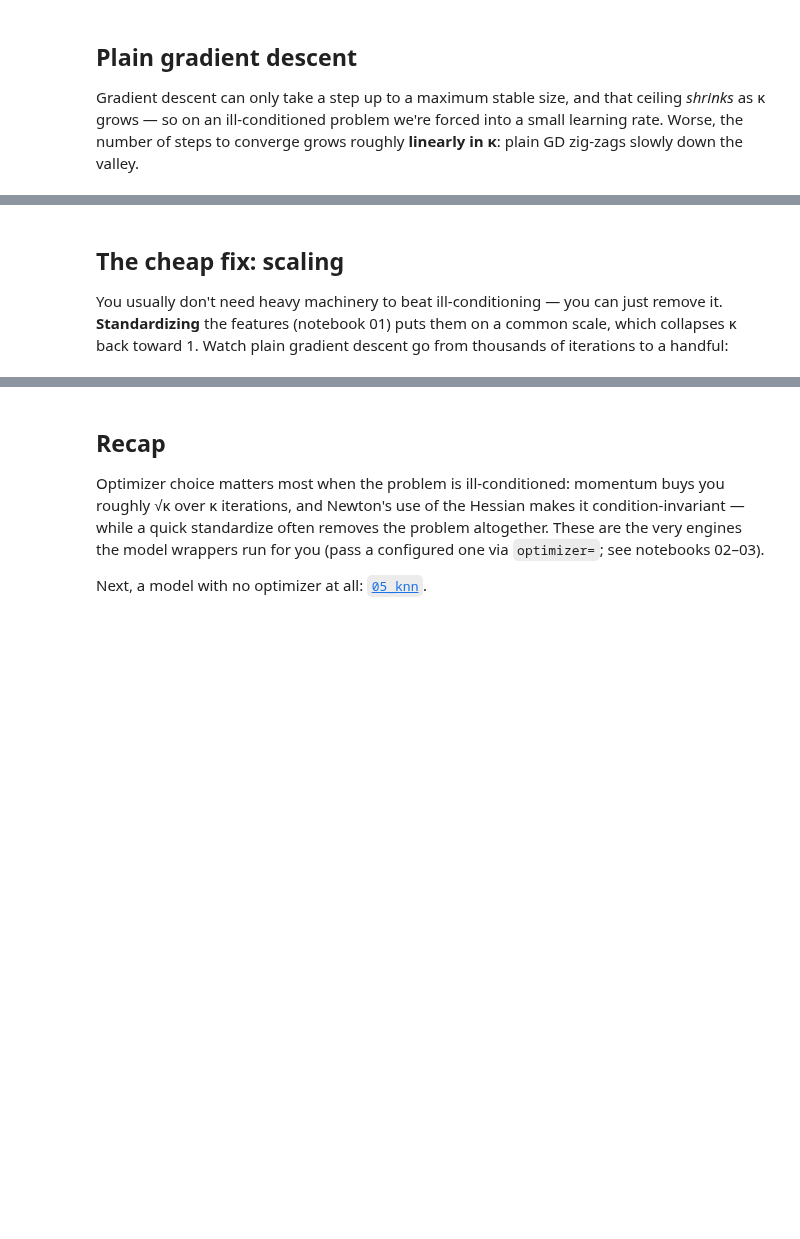
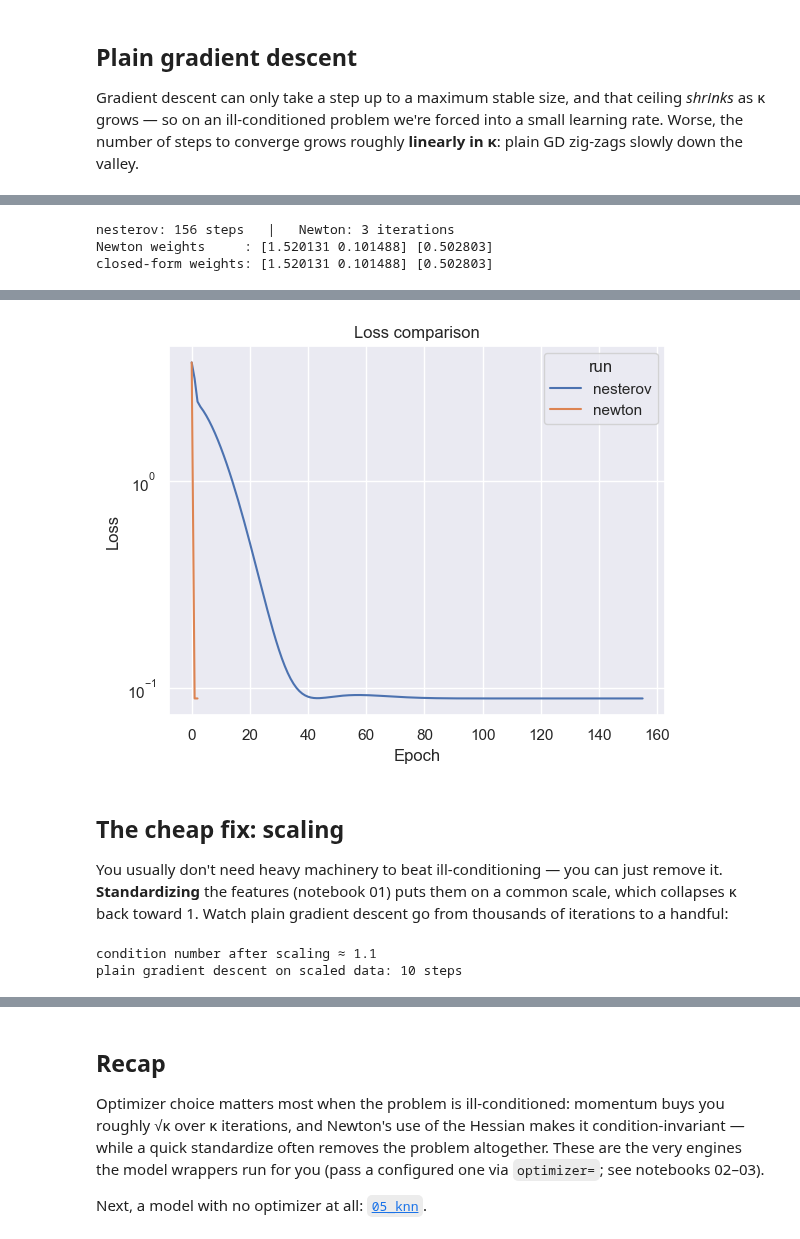
Before and after one commit to ValerioRocca/dolcestat, a Jupyter notebook: notebooks/04_optimization.ipynb, the cells around one changed output, grey strips where cells are left out. Saved outputs shown, nothing was run; the diff lists cells and outputs as text; code cells hidden in the pictures; blank space fills up the shorter version.

```diff
--- a/notebooks/04_optimization.ipynb
+++ b/notebooks/04_optimization.ipynb
@@ -99,6 +164,17 @@ it's the default optimizer for logistic regression.
 # %%
-newton = NewtonMethod(data=data, loss_function="mse", n_iters=100, tol=1e-8)
-newton.fit()
+newton_model = LinearRegression("newton").fit(data)
+closed_form = LinearRegression("closed form").fit(data)
 
-print("nesterov:", len(nesterov.get_loss()), "iterations   |   Newton:", len(newton.get_loss()), "iterations")
-OptimizerAnalyzer([nesterov, newton], labels=["nesterov", "newton"]).plot_loss(log_scale=True)
+print("nesterov:", nesterov_history.n_steps, "steps   |   Newton:",
+      newton_model.history.n_epochs, "iterations")
+print("Newton weights     :", np.round(newton_model.weights.ravel(), 6),
+      np.round(newton_model.bias, 6))
+print("closed-form weights:", np.round(closed_form.weights.ravel(), 6),
+      np.round(closed_form.bias, 6))
+
+OptimizerAnalyzer([nesterov_history, newton_model.history],
+                  labels=["nesterov", "newton"]).plot_loss(log_scale=True)
+# %% [output]
+nesterov: 156 steps   |   Newton: 3 iterations
+Newton weights     : [1.520131 0.101488] [0.502803]
+closed-form weights: [1.520131 0.101488] [0.502803]
@@ -105,3 +182,4 @@ OptimizerAnalyzer([nesterov, newton], labels=["nesterov", "newton"]).plot_loss(l
+[figure, added]
 # %% [markdown]
 ## The cheap fix: scaling
 
@@ -117,10 +195,11 @@ scaled.scale("standardize")          # put both features on a common scale
 Xb = np.column_stack((scaled.X, np.ones(n)))
 print(f"condition number after scaling ≈ {np.linalg.cond(Xb.T @ Xb):,.1f}")
 
-well_conditioned = GradientDescent(data=scaled, loss_function="mse", flavor="batch",
-                                   alpha=0.4, n_iters=20000, tol=1e-8)
-well_conditioned.fit()
-print("plain gradient descent on scaled data:", len(well_conditioned.get_loss()), "iterations")
+well_conditioned = run_gd(alpha=0.4, dataset=scaled, n_epochs=20000, tol=1e-8)
+print("plain gradient descent on scaled data:", well_conditioned.n_steps, "steps")
+# %% [output]
+condition number after scaling ≈ 1.1
+plain gradient descent on scaled data: 10 steps
 # %% [markdown]
 ## A different axis: how much data per step
 
```
Also changed, not shown: parts of 8 cells of this notebook, 53 other files.
